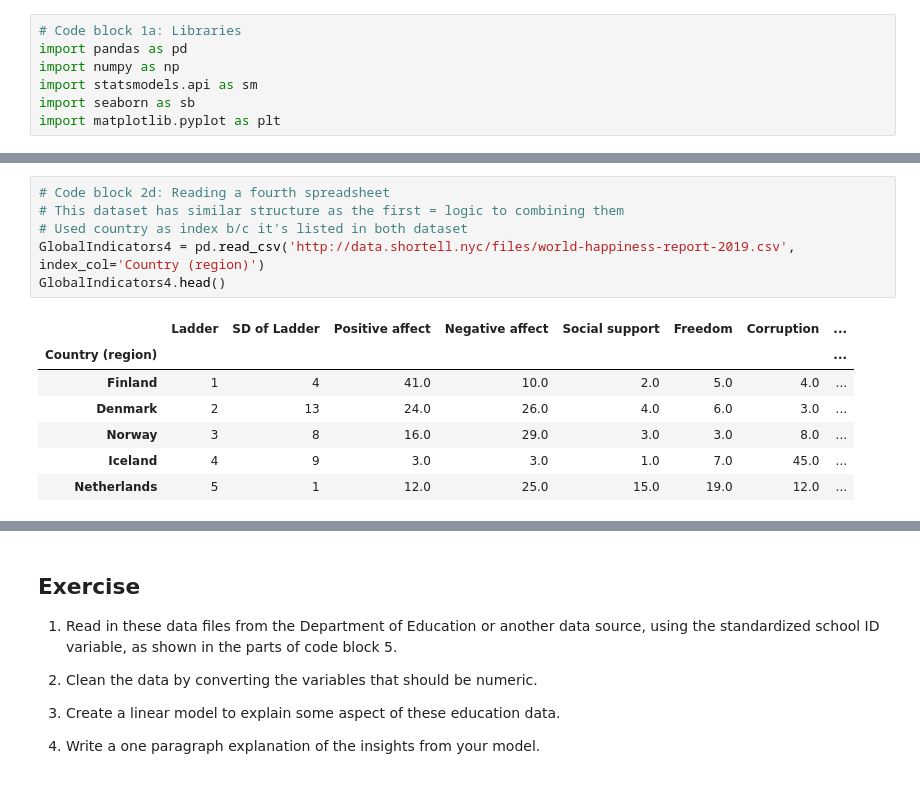
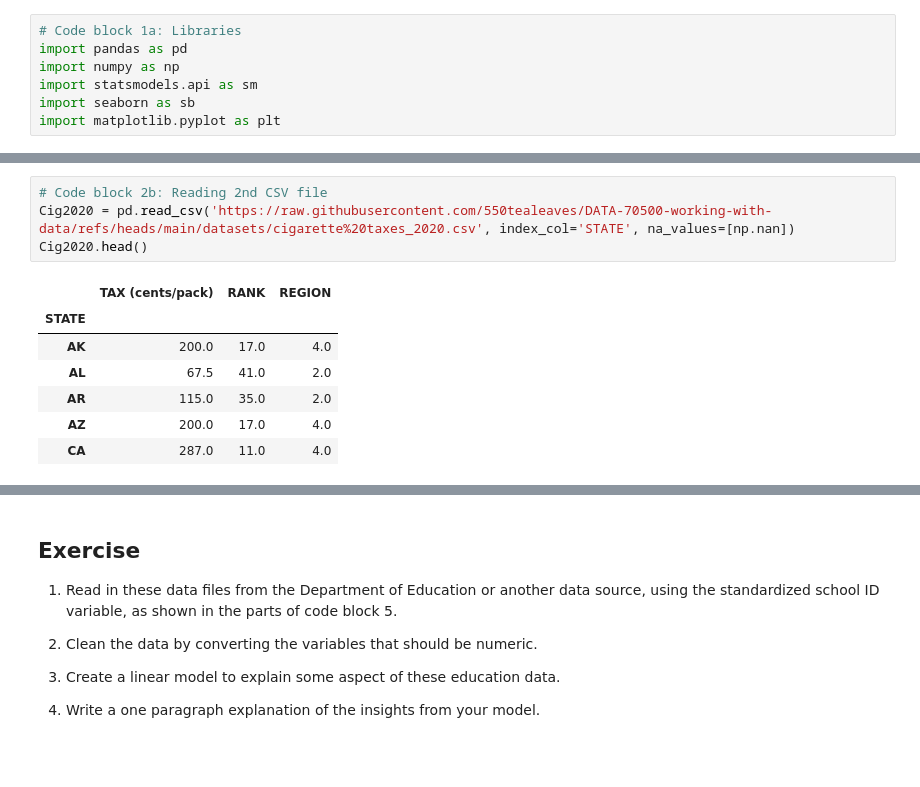
Before and after one commit to 550tealeaves/DATA-70500-working-with-data, a Jupyter notebook: HW3_MergingData.ipynb, the cells around one changed output, grey strips where cells are left out. Cells and saved outputs as stored; diff of their text form.

```diff
--- a/HW3_MergingData.ipynb
+++ b/HW3_MergingData.ipynb
@@ -54,14 +30,12 @@ GlobalIndicators3.head()
-# %%
-# Code block 2d: Reading a fourth spreadsheet
-# This dataset has similar structure as the first = logic to combining them
-# Used country as index b/c it's listed in both dataset
-GlobalIndicators4 = pd.read_csv('http://data.shortell.nyc/files/world-happiness-report-2019.csv', index_col='Country (region)')
-GlobalIndicators4.head()
-# %% [output]
-|  | Ladder | SD of Ladder | Positive affect | Negative affect | Social support | Freedom | Corruption | ... |
-| Country (region) |  |  |  |  |  |  |  | ... |
-| Finland | 1 | 4 | 41.0 | 10.0 | 2.0 | 5.0 | 4.0 | ... |
-| Denmark | 2 | 13 | 24.0 | 26.0 | 4.0 | 6.0 | 3.0 | ... |
-| Norway | 3 | 8 | 16.0 | 29.0 | 3.0 | 3.0 | 8.0 | ... |
-| Iceland | 4 | 9 | 3.0 | 3.0 | 1.0 | 7.0 | 45.0 | ... |
-| Netherlands | 5 | 1 | 12.0 | 25.0 | 15.0 | 19.0 | 12.0 | ... |
+# %%
+# Code block 2b: Reading 2nd CSV file
+Cig2020 = pd.read_csv('https://raw.githubusercontent.com/550tealeaves/DATA-70500-working-with-data/refs/heads/main/datasets/cigarette%20taxes_2020.csv', index_col='STATE', na_values=[np.nan])
+Cig2020.head()
+# %% [output]
+|  | TAX (cents/pack) | RANK | REGION |
+| STATE |  |  |  |
+| AK | 200.0 | 17.0 | 4.0 |
+| AL | 67.5 | 41.0 | 2.0 |
+| AR | 115.0 | 35.0 | 2.0 |
+| AZ | 200.0 | 17.0 | 4.0 |
+| CA | 287.0 | 11.0 | 4.0 |
```
Also changed, not shown: parts of 27 cells of this notebook.
